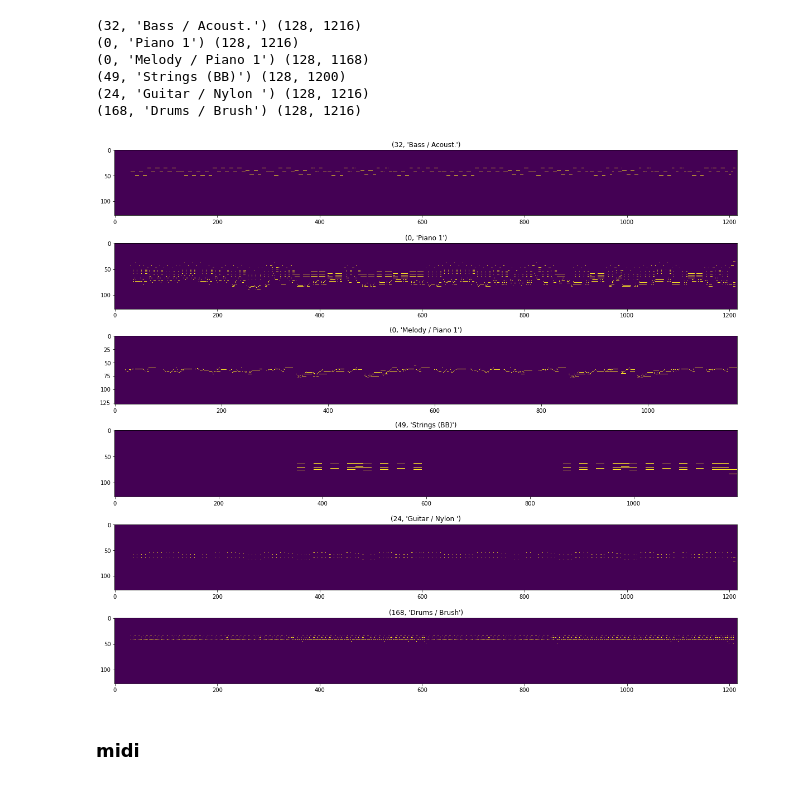
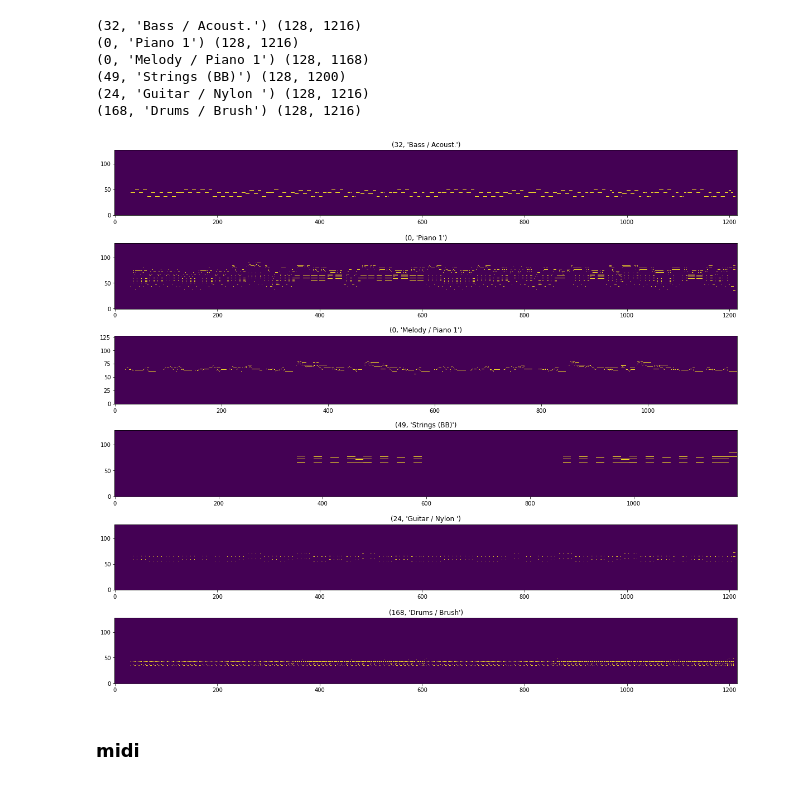
Before and after one commit to s-omranpour/DeepMusic, a Jupyter notebook: examples/basics.ipynb, the cells around one changed output. Cells and saved outputs as stored; diff of their text form; code cells hidden in the pictures.

```diff
--- a/examples/basics.ipynb
+++ b/examples/basics.ipynb
@@ -211,12 +297,12 @@ for k, v in pianoroll.items():
 # %%
 plt.figure(figsize=(20, len(pianoroll)*3))
 for i, inst in enumerate(pianoroll):
     plt.subplot(len(pianoroll), 1, i+1)
     plt.title(inst)
-    plt.imshow(pianoroll[inst])
+    plt.imshow(pianoroll[inst], origin='lower')
 plt.show()
 # %% [output]
-[figure, old version]
+[figure, new version]
 # %% [markdown]
 ### midi
 # %%
```
Also changed, not shown: parts of 23 cells of this notebook.
